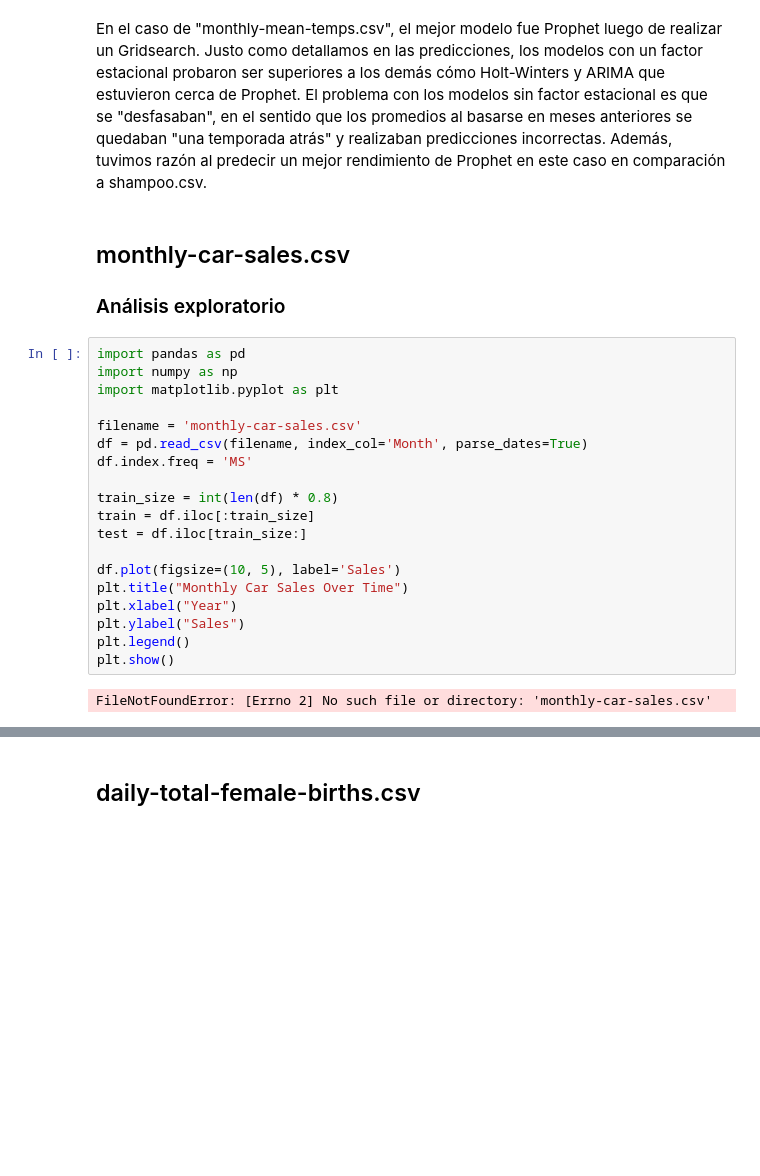
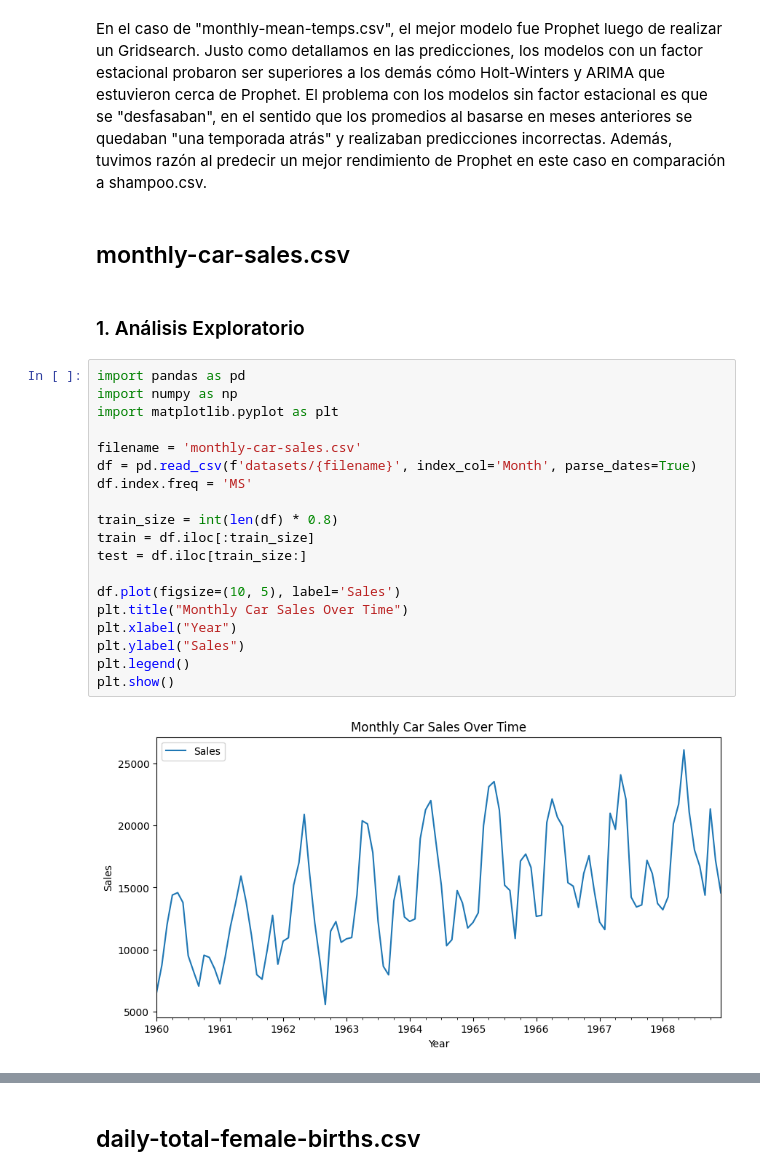
Before and after one commit to Its-Japo/DataScience, a Jupyter notebook: Lab1/main.ipynb, the cells around one changed output, grey strips where cells are left out. Drawn from its saved outputs; the diff is of its cells as text; blank space fills up the shorter version.

Commit message:
feat: add analysis for remaining datasets

```diff
--- a/Lab1/main.ipynb
+++ b/Lab1/main.ipynb
@@ -1001,26 +1001,26 @@ Obteniendo un RMSE de 2.06, Prophet es el modelo más adecuado para este dataset
 En el caso de "monthly-mean-temps.csv", el mejor modelo fue Prophet luego de realizar un Gridsearch. Justo como detallamos en las predicciones, los modelos con un factor estacional probaron ser superiores a los demás cómo Holt-Winters y ARIMA que estuvieron cerca de Prophet. El problema con los modelos sin factor estacional es que se "desfasaban", en el sentido que los promedios al basarse en meses anteriores se quedaban "una temporada atrás" y realizaban predicciones incorrectas. Además, tuvimos razón al predecir un mejor rendimiento de Prophet en este caso en comparación a shampoo.csv.
 # %% [markdown]
 ## monthly-car-sales.csv
-
-### Análisis exploratorio
+# %% [markdown]
+### 1. Análisis Exploratorio
 # %%
 import pandas as pd
 import numpy as np
 import matplotlib.pyplot as plt
 
 filename = 'monthly-car-sales.csv'
-df = pd.read_csv(filename, index_col='Month', parse_dates=True)
+df = pd.read_csv(f'datasets/{filename}', index_col='Month', parse_dates=True)
 df.index.freq = 'MS'
 
 train_size = int(len(df) * 0.8)
 train = df.iloc[:train_size]
 test = df.iloc[train_size:]
 
 df.plot(figsize=(10, 5), label='Sales')
 plt.title("Monthly Car Sales Over Time")
 plt.xlabel("Year")
 plt.ylabel("Sales")
 plt.legend()
 plt.show()
 # %% [output]
-FileNotFoundError: [Errno 2] No such file or directory: 'monthly-car-sales.csv'
+[figure, added]
```
Also changed, not shown: parts of 29 cells of this notebook.
